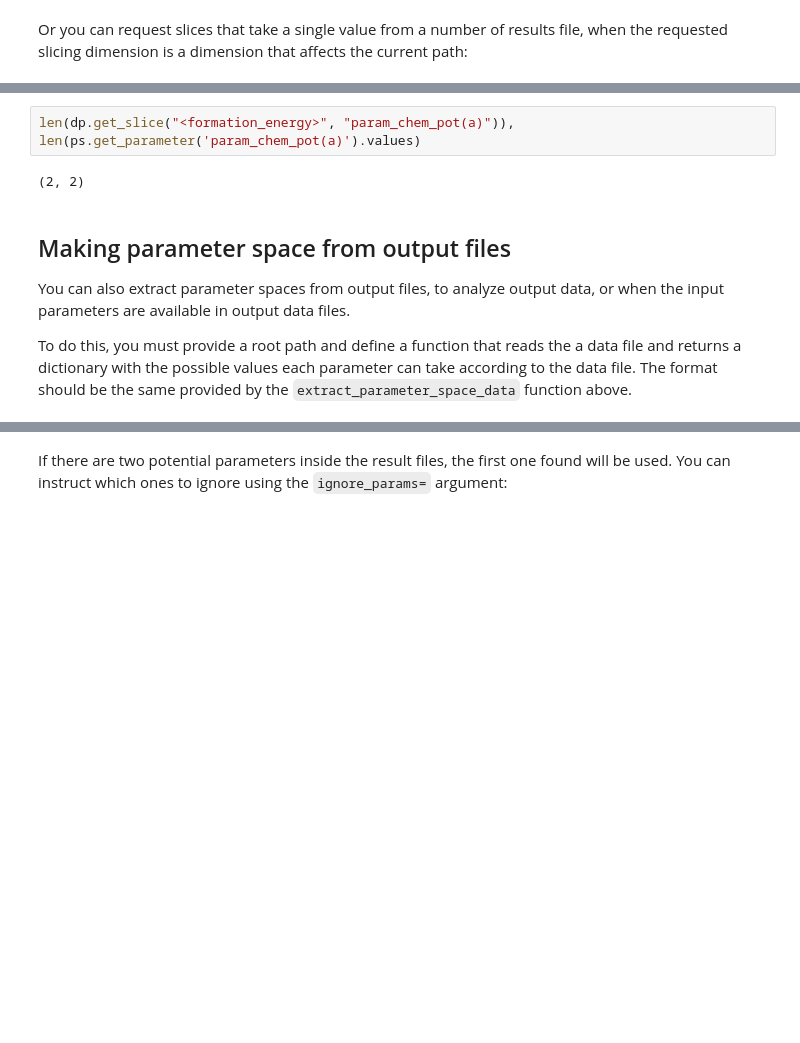
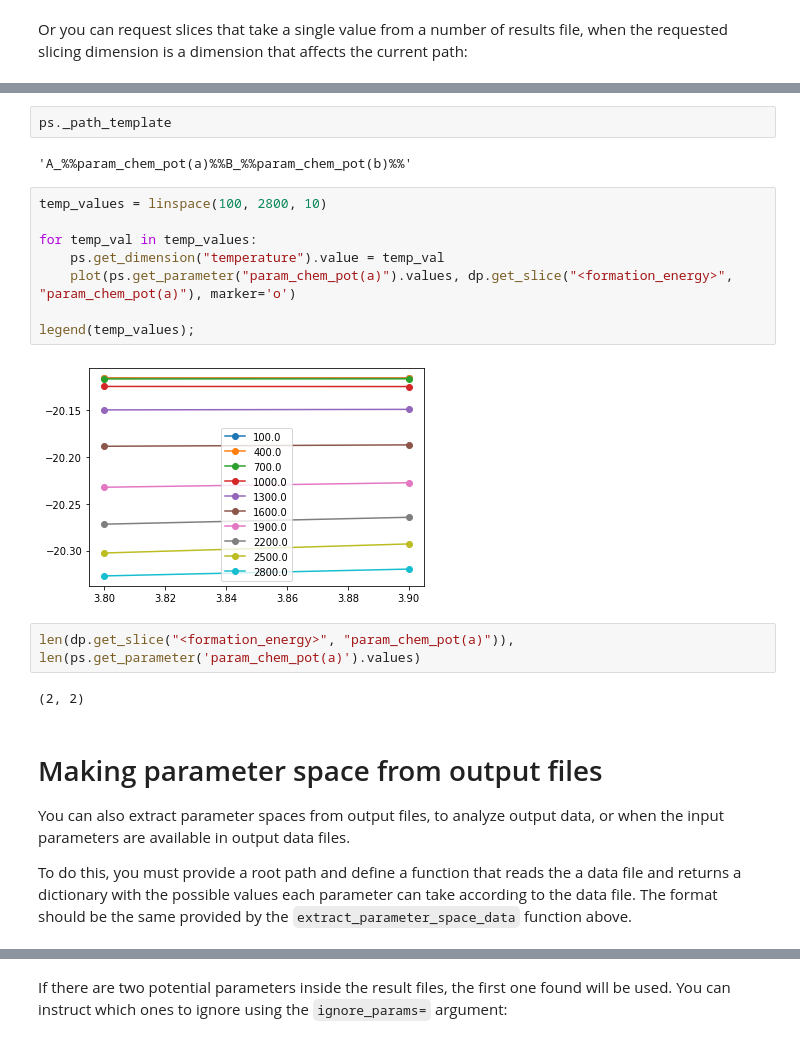
Before and after one commit to AlloSphere-Research-Group/tinc-python, a Jupyter notebook: jupyter-notebooks/ParameterSpace extraction from data.ipynb, the cells around one changed output, grey strips where cells are left out. Cells and saved outputs as stored; diff of their text form; blank space fills up the shorter version.

```diff
--- a/jupyter-notebooks/ParameterSpace extraction from data.ipynb
+++ b/jupyter-notebooks/ParameterSpace extraction from data.ipynb
@@ -179,12 +213,26 @@ masked_array(data=[-20.115568, -20.115568],
              mask=False,
        fill_value=1e+20,
             dtype=float32)
+# %%
+ps._path_template
+# %% [output]
+'A_%%param_chem_pot(a)%%B_%%param_chem_pot(b)%%'
+# %%
+temp_values = linspace(100, 2800, 10)
+
+for temp_val in temp_values:
+    ps.get_dimension("temperature").value = temp_val
+    plot(ps.get_parameter("param_chem_pot(a)").values, dp.get_slice("<formation_energy>", "param_chem_pot(a)"), marker='o')
+
+legend(temp_values);
+# %% [output]
+[figure, added]
 # %%
 len(dp.get_slice("<formation_energy>", "param_chem_pot(a)")), len(ps.get_parameter('param_chem_pot(a)').values)
 # %% [output]
 (2, 2)
 # %% [markdown]
-## Making parameter space from output files
+# Making parameter space from output files
 
 You can also extract parameter spaces from output files, to analyze output data, or when the input parameters are available in output data files.
 
```
Also changed, not shown: parts of 33 cells of this notebook, 7 other files.
